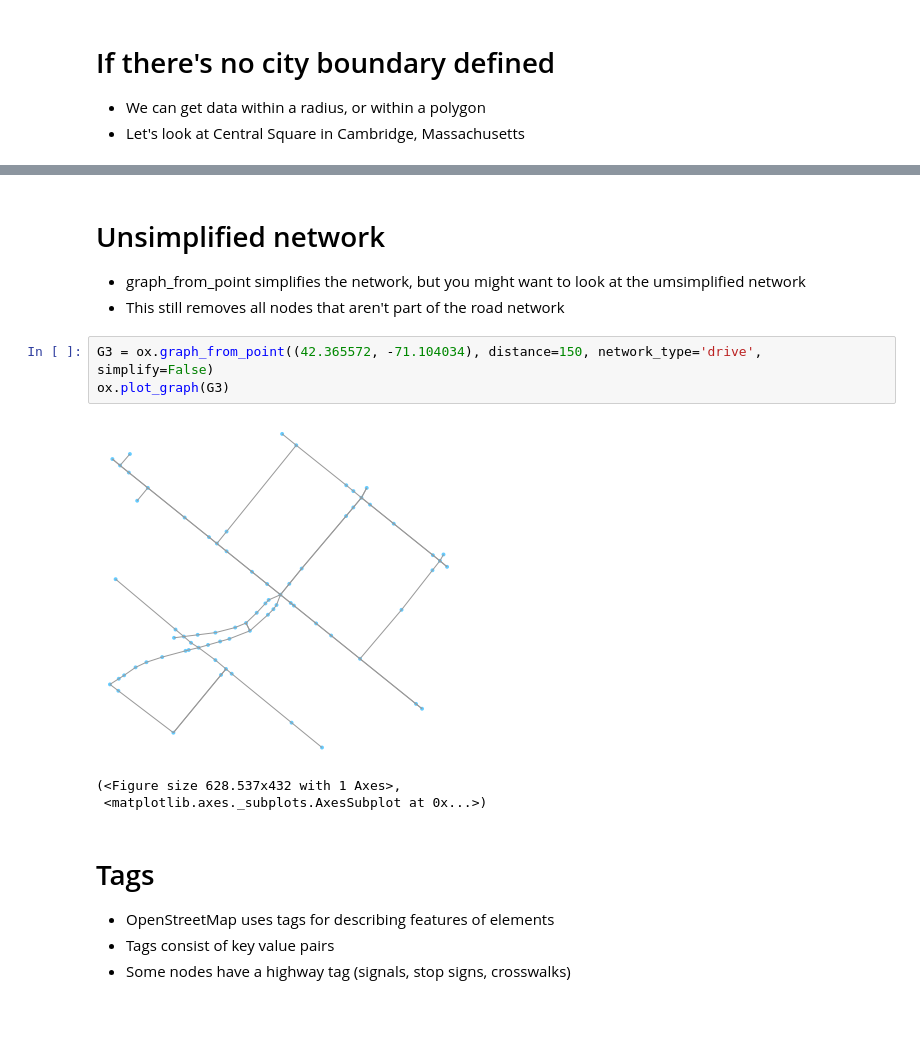
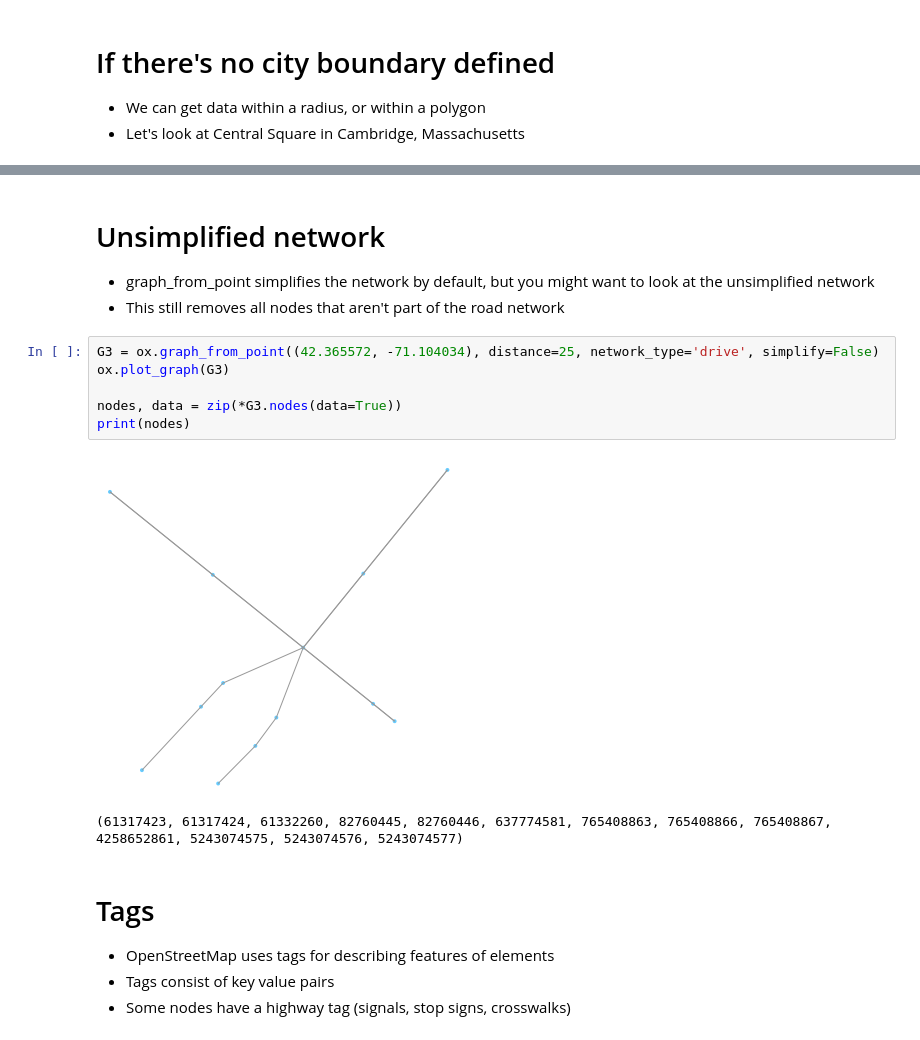
Before and after one commit to j-t-t/presentations, a Jupyter notebook: pydata-2019/pydata.ipynb, the cells around one changed output, grey strips where cells are left out. Saved outputs shown, nothing was run; the diff lists cells and outputs as text.

```diff
--- a/pydata-2019/pydata.ipynb
+++ b/pydata-2019/pydata.ipynb
@@ -58,14 +93,16 @@ ox.save_graph_shapefile(G2)
 # %% [markdown]
 # Unsimplified network
-- graph_from_point simplifies the network, but you might want to look at the umsimplified network
+- graph_from_point simplifies the network by default, but you might want to look at the unsimplified network
 - This still removes all nodes that aren't part of the road network
 # %%
-G3 = ox.graph_from_point((42.365572, -71.104034), distance=150, network_type='drive', simplify=False)
+G3 = ox.graph_from_point((42.365572, -71.104034), distance=25, network_type='drive', simplify=False)
 ox.plot_graph(G3)
+
+nodes, data = zip(*G3.nodes(data=True))
+print(nodes)
 # %% [output]
-[figure, old version]
+[figure, new version]
-(<Figure size 628.537x432 with 1 Axes>,
- <matplotlib.axes._subplots.AxesSubplot at 0x...>)
+(61317423, 61317424, 61332260, 82760445, 82760446, 637774581, 765408863, 765408866, 765408867, 4258652861, 5243074575, 5243074576, 5243074577)
 # %% [markdown]
 # Tags
 - OpenStreetMap uses tags for describing features of elements
```
Also changed, not shown: parts of 15 cells of this notebook.
